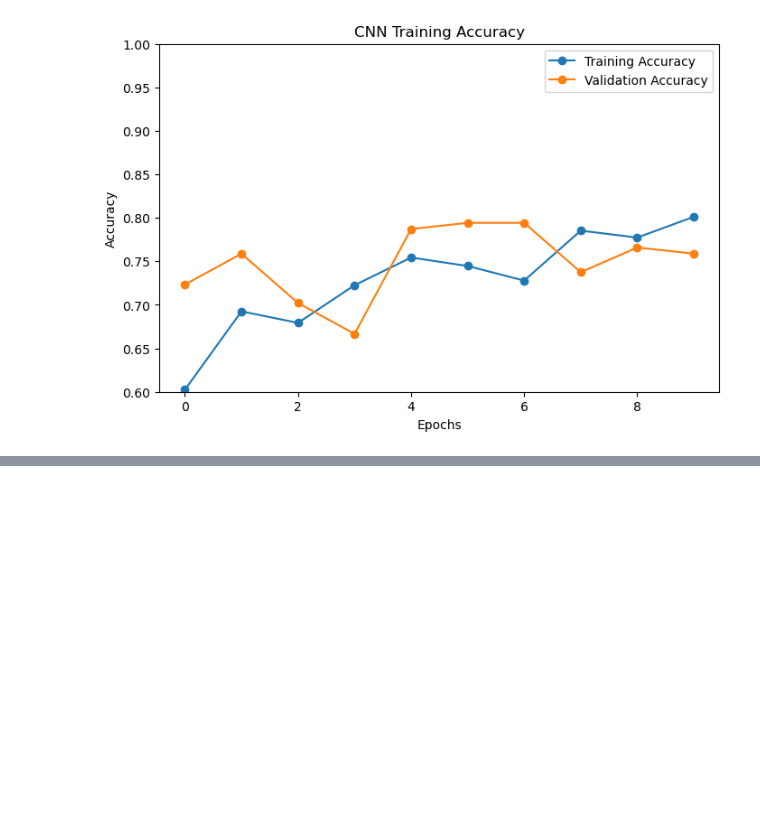
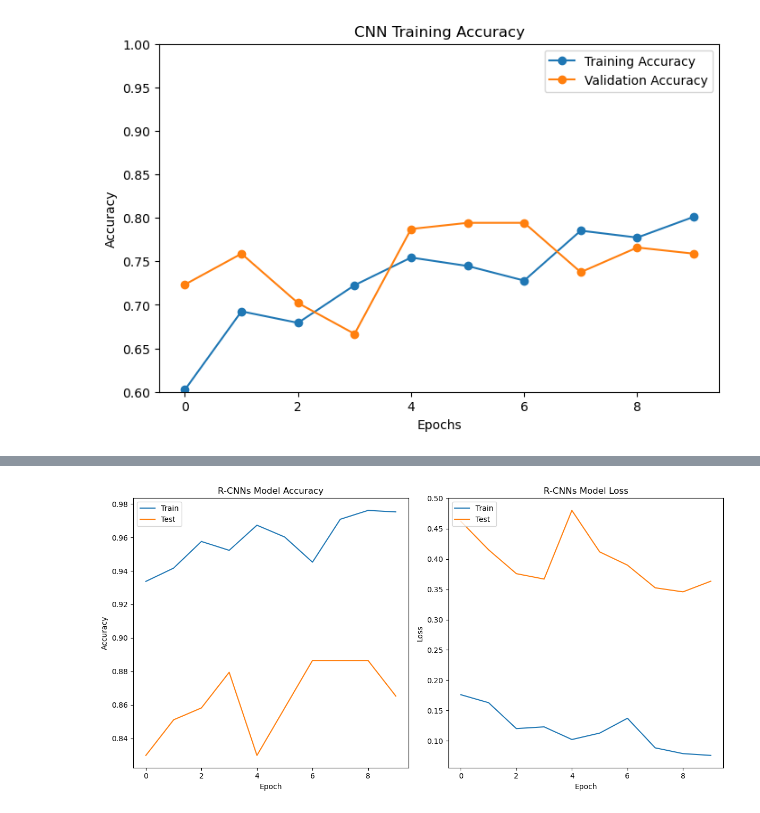
Before and after one commit to AW1100/ECE9063_GroupProject, a Jupyter notebook: ECE9063_Project.ipynb, the cells around one changed output, grey strips where cells are left out. Saved outputs shown, nothing was run; the diff lists cells and outputs as text; code cells hidden in the pictures; blank space fills up the shorter version.

```diff
--- a/ECE9063_Project.ipynb
+++ b/ECE9063_Project.ipynb
@@ -976,0 +1099,13 @@ F1 Score: 0.8449
+# %%
+from keras_tuner.tuners import RandomSearch
+
+hypermodel = MyHyperModel(input_shape=(224, 224, 3), num_classes=10)
+
+
+tuner = RandomSearch(
+    hypermodel,
+    objective='val_accuracy',
+    max_trials=3,
+    executions_per_trial=2,
+    directory='my_dir',
+    project_name='9063_project')
@@ -976,0 +1124,2 @@ F1 Score: 0.8449
+# %%
+best_model = tuner.get_best_models(num_models=1)[0]
@@ -976,0 +1132,3 @@ F1 Score: 0.8449
+# %%
+
+history = best_model.fit(X_train, y_train, epochs=10, validation_data=(X_val, y_val), callbacks=None)
@@ -976,0 +1156,23 @@ F1 Score: 0.8449
+# %%
+plt.figure(figsize=(12, 6))
+plt.subplot(1, 2, 1)
+plt.plot(history.history['accuracy'])
+plt.plot(history.history['val_accuracy'])
+plt.title('R-CNNs Model Accuracy')
+plt.ylabel('Accuracy')
+plt.xlabel('Epoch')
+plt.legend(['Train', 'Test'], loc='upper left')
+
+# Summarize history for loss
+plt.subplot(1, 2, 2)
+plt.plot(history.history['loss'])
+plt.plot(history.history['val_loss'])
+plt.title('R-CNNs Model Loss')
+plt.ylabel('Loss')
+plt.xlabel('Epoch')
+plt.legend(['Train', 'Test'], loc='upper left')
+
+print_metrics(model)
+plt.tight_layout()
+plt.show()
+# %% [output]
@@ -976,0 +1182 @@ F1 Score: 0.8449
+[figure, added]
```
Also changed, not shown: parts of 18 cells of this notebook.
